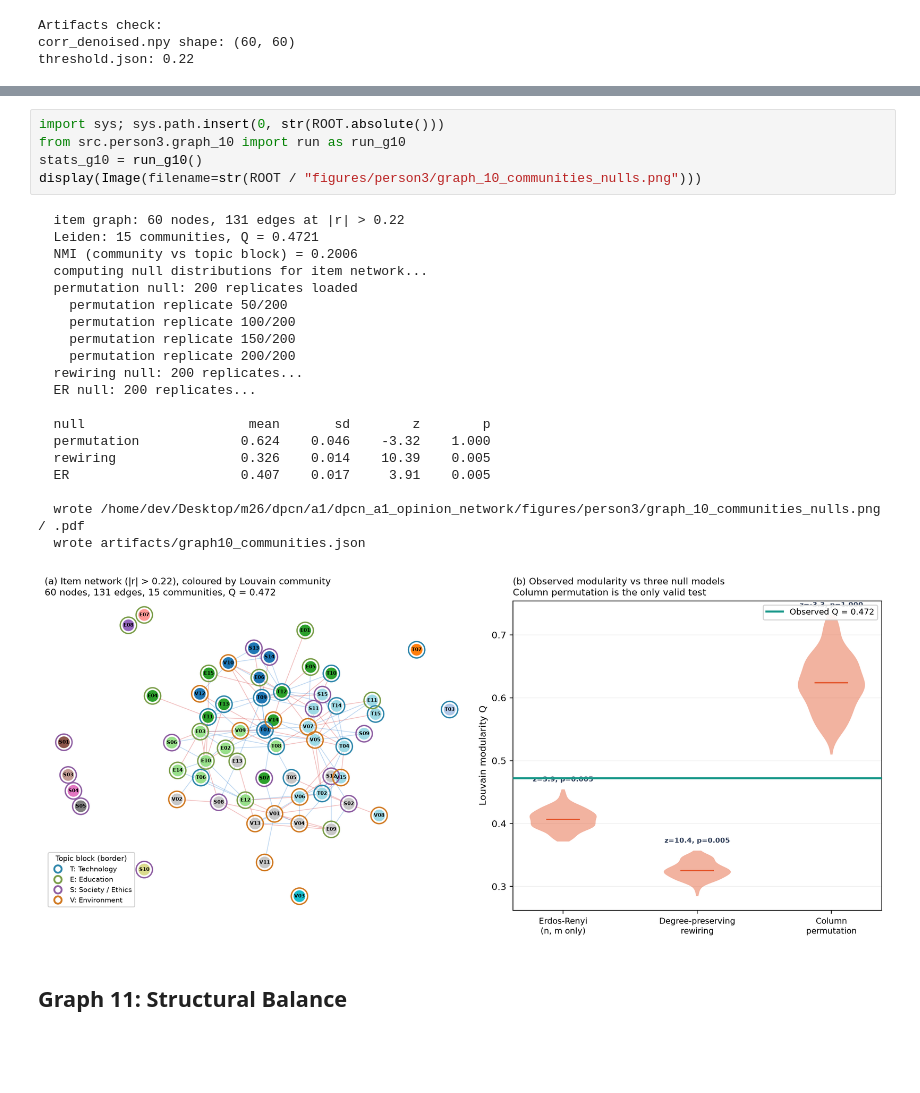
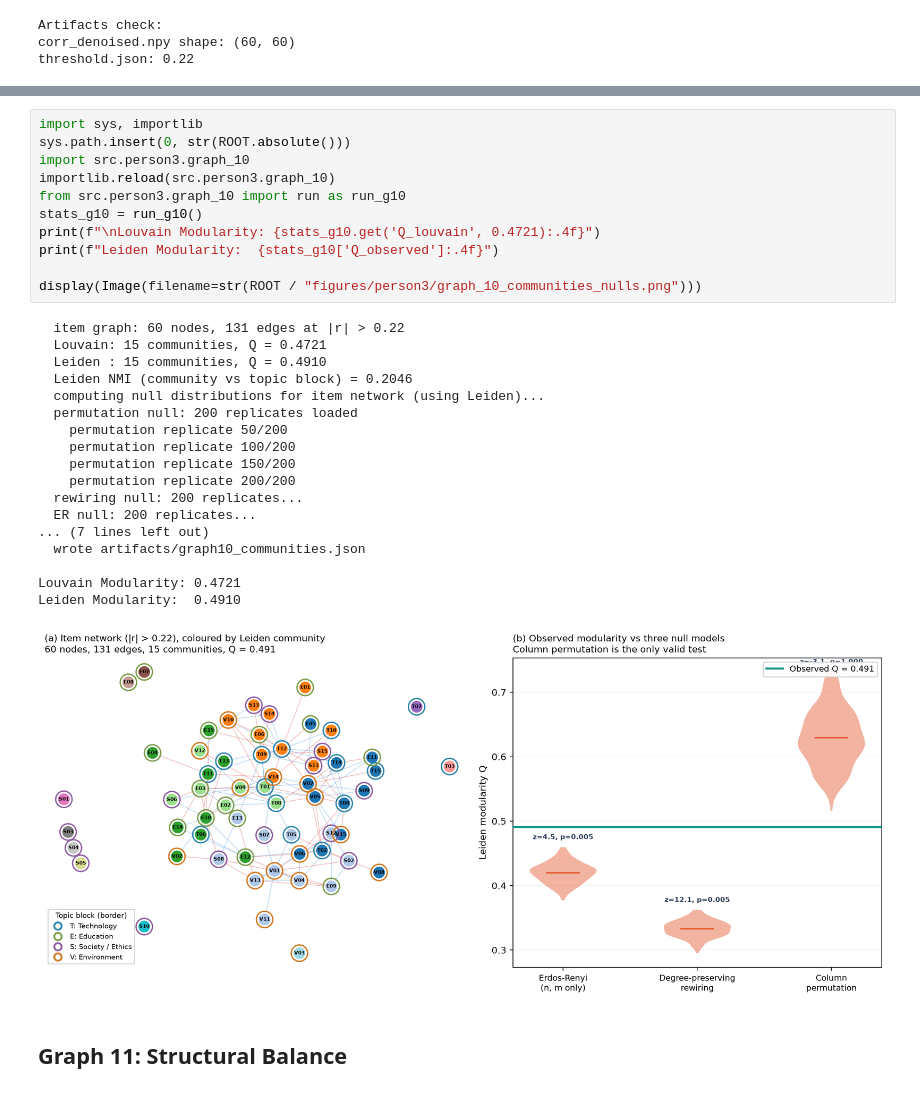
Before and after one commit to shreyash-lohare/dpcn_a1_opinion_network, a Jupyter notebook: notebooks/person3_exploration.ipynb, the cells around one changed output, grey strips where cells are left out. Saved outputs shown, nothing was run; the diff lists cells and outputs as text; blank space fills up the shorter version.

```diff
--- a/notebooks/person3_exploration.ipynb
+++ b/notebooks/person3_exploration.ipynb
@@ -23,29 +28,33 @@ threshold.json: 0.22
 # %%
-import sys; sys.path.insert(0, str(ROOT.absolute()))
+import sys, importlib
+sys.path.insert(0, str(ROOT.absolute()))
+import src.person3.graph_10
+importlib.reload(src.person3.graph_10)
 from src.person3.graph_10 import run as run_g10
 stats_g10 = run_g10()
+print(f"\nLouvain Modularity: {stats_g10.get('Q_louvain', 0.4721):.4f}")
+print(f"Leiden Modularity:  {stats_g10['Q_observed']:.4f}")
+
 display(Image(filename=str(ROOT / "figures/person3/graph_10_communities_nulls.png")))
 # %% [output]
   item graph: 60 nodes, 131 edges at |r| > 0.22
-  Leiden: 15 communities, Q = 0.4721
-  NMI (community vs topic block) = 0.2006
-  computing null distributions for item network...
+  Louvain: 15 communities, Q = 0.4721
+  Leiden : 15 communities, Q = 0.4910
+  Leiden NMI (community vs topic block) = 0.2046
+  computing null distributions for item network (using Leiden)...
   permutation null: 200 replicates loaded
     permutation replicate 50/200
     permutation replicate 100/200
     permutation replicate 150/200
     permutation replicate 200/200
   rewiring null: 200 replicates...
   ER null: 200 replicates...
+... (7 lines left out)
+  wrote artifacts/graph10_communities.json
 
-  null                     mean       sd        z        p
-  permutation             0.624    0.046    -3.32    1.000
-  rewiring                0.326    0.014    10.39    0.005
-  ER                      0.407    0.017     3.91    0.005
-
-  wrote /home/dev/Desktop/m26/dpcn/a1/dpcn_a1_opinion_network/figures/person3/graph_10_communities_nulls.png / .pdf
-  wrote artifacts/graph10_communities.json
+Louvain Modularity: 0.4721
+Leiden Modularity:  0.4910
-[figure, old version]
+[figure, new version]
 # %% [markdown]
 ## Graph 11: Structural Balance
 # %%
```
Also changed, not shown: parts of 5 cells of this notebook, 2 other files.
